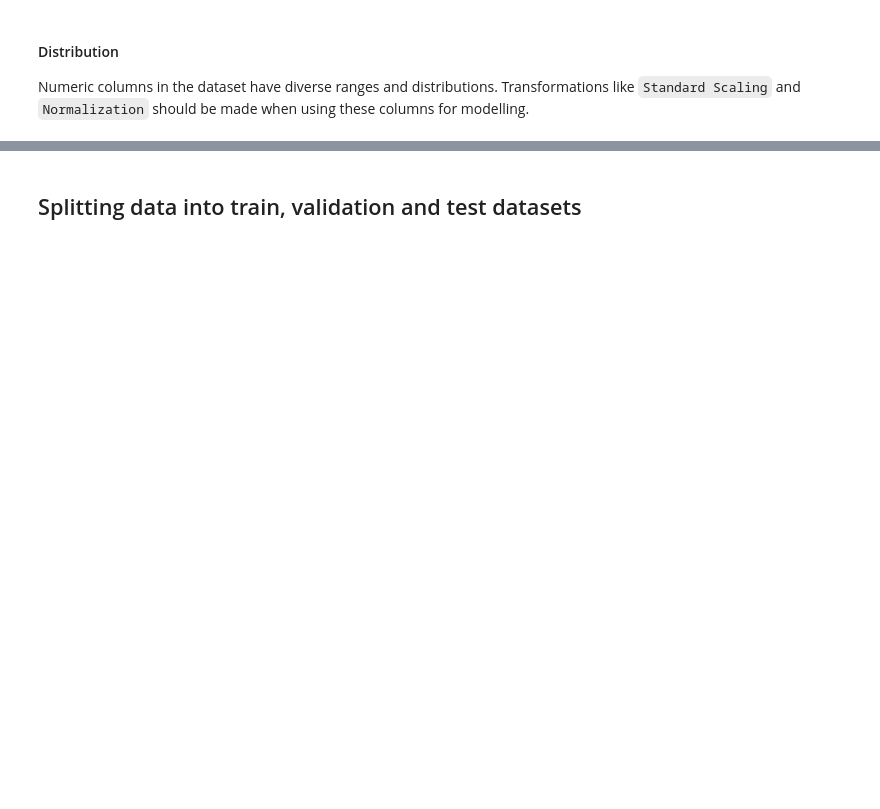
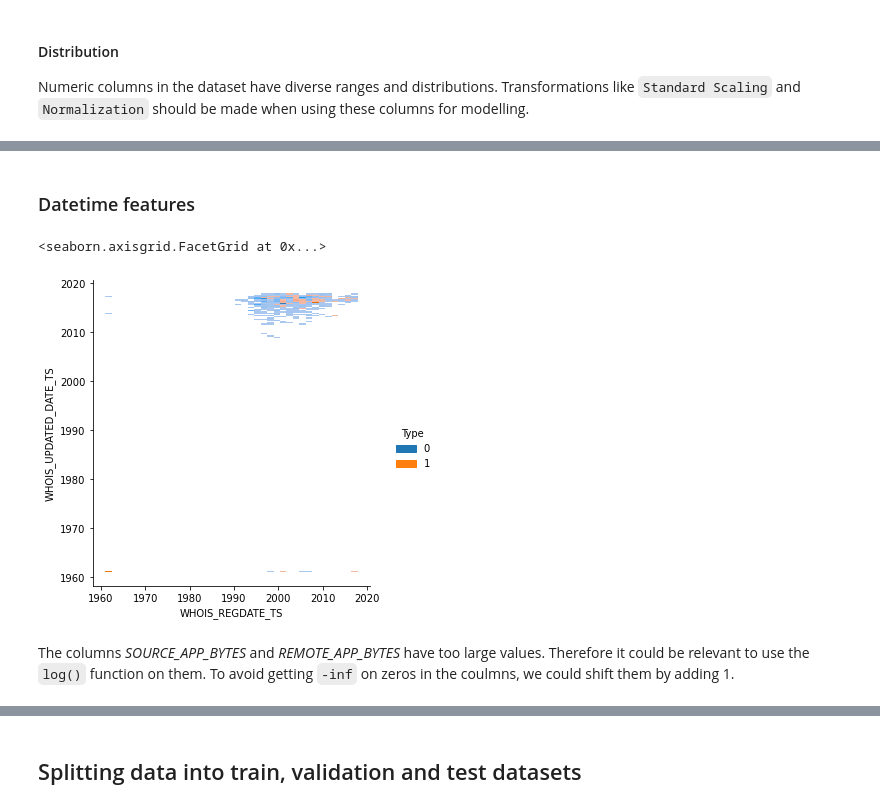
Before and after one commit to Jonkil/ML-project-2021-ESIEE, a Jupyter notebook: notebook_2.ipynb, the cells around one changed output, grey strips where cells are left out. Saved outputs shown, nothing was run; the diff lists cells and outputs as text; code cells hidden in the pictures; blank space fills up the shorter version.

```diff
--- a/notebook_2.ipynb
+++ b/notebook_2.ipynb
@@ -558,0 +555,9 @@ for i, col in enumerate(numeric_columns):
+# %% [markdown]
+### Datetime features
+# %%
+ sns.displot(df_train, x='WHOIS_REGDATE_TS', y='WHOIS_UPDATED_DATE_TS', hue = 'Type')
+# %% [output]
+<seaborn.axisgrid.FacetGrid at 0x...>
+[figure, added]
+# %% [markdown]
+The columns *SOURCE_APP_BYTES* and *REMOTE_APP_BYTES* have too large values. Therefore it could be relevant to use the `log()` function on them. To avoid getting `-inf` on zeros in the coulmns, we could shift them by adding 1.
```
Also changed, not shown: parts of 25 cells of this notebook.
